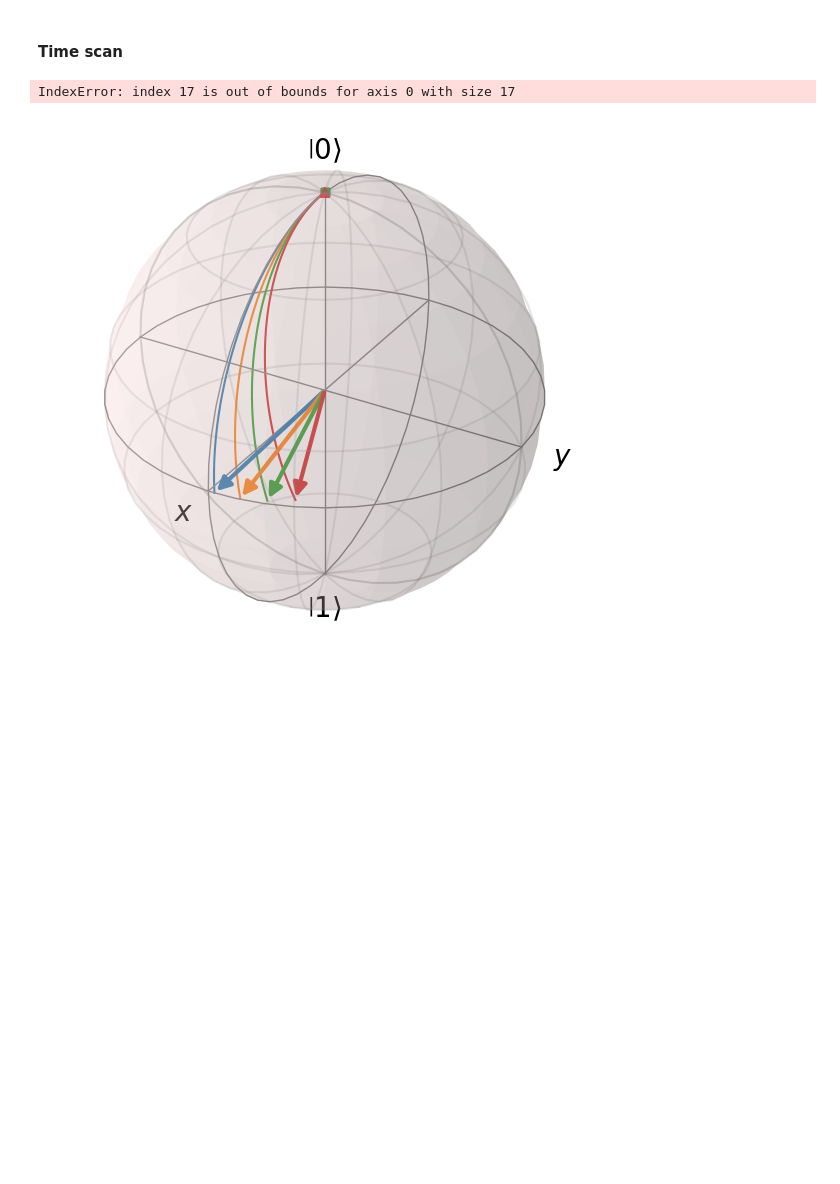
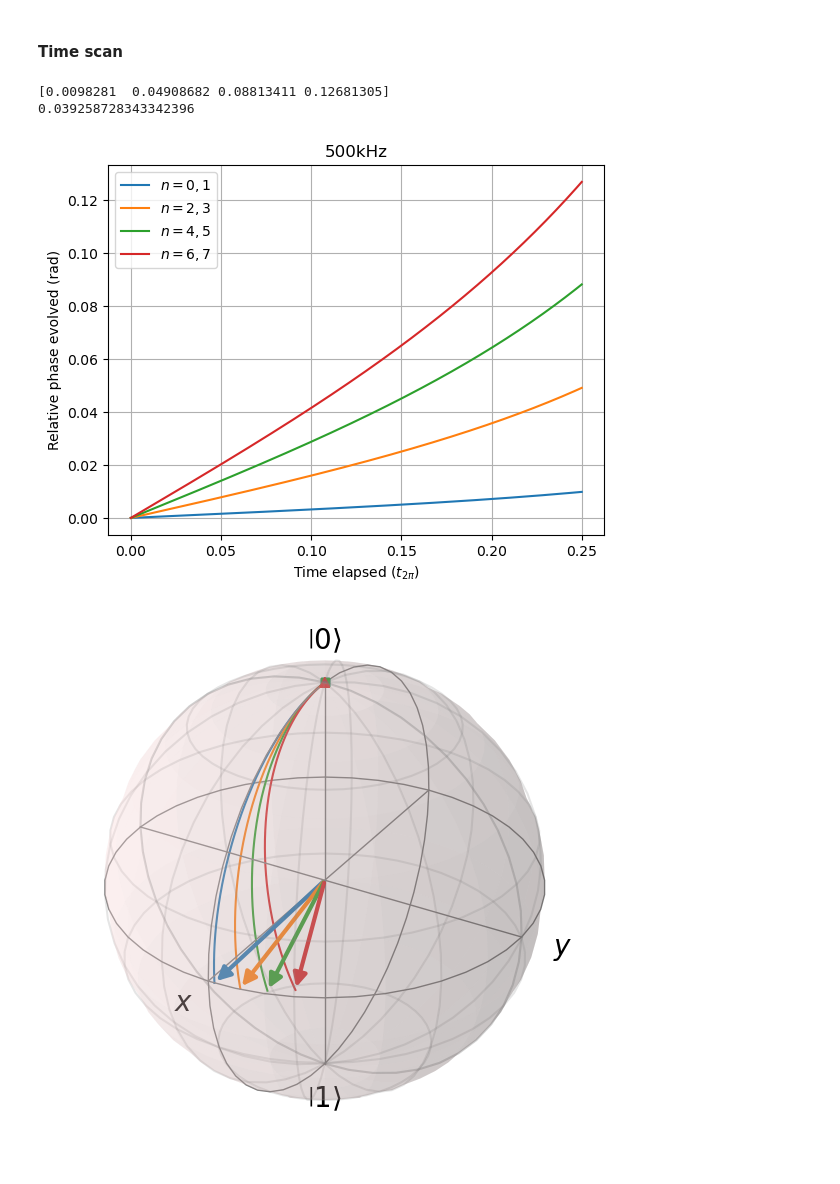
Before and after one commit to tr2g20/simulations, a Jupyter notebook: pulse_phase_evol.ipynb, the cells around one changed output. Cells and saved outputs as stored; diff of their text form; code cells hidden in the pictures; blank space fills up the shorter version.

```diff
--- a/pulse_phase_evol.ipynb
+++ b/pulse_phase_evol.ipynb
@@ -60,35 +60,37 @@ for i in range(len(indices)):
     if i == 0:
         wave_funcs = np.zeros((len(indices),len(times),2), dtype=np.complex128)
 
     wave_funcs[i,:,:] = wave_func[:,indices[i]:indices[i]+2]
 
 
 angles = (np.angle(wave_funcs[:,:,1]) - np.angle(wave_funcs[:,:,0]))
 
 angles = np.unwrap(angles, axis=1)
 
 fig, ax = plt.subplots()
 ax.plot(times/(rabi_time),angles.transpose()/pi)
 # ax.set_yticks([0,0.02,0.04,0.06,0.08,0.1,0.12],[r'0.00', r'0.02$\pi$', r'0.04$\pi$', r'0.06$\pi$', r'0.08$\pi$', r'0.1$\pi$', r'0.12$\pi$'])
 # ax.set_ylim(-0.005,0.12)
 ax.grid()
-ax.set_ylabel(r'Relative phase evolved ($\pi$rad)')
+ax.set_ylabel(r'Relative phase evolved (rad)')
 ax.set_xlabel(r'Time elapsed ($t_{2\pi}$)')
 ax.legend([r'$n=0,1$',r'$n=2,3$',r'$n=4,5$',r'$n=6,7$'])
 ax.set_title('500kHz')
 # plt.ylim(0,2.1)
 # plt.xlim(0,(rabi_time/2)*1.1)
 
 print(angles[:,-1]/pi)
 print((angles[1,-1]-angles[0,-1])/pi)
 
 
 
 
 # display_table_compare(basis=basis, init_state=wave_func[0,:], final_state=wave_func[-1,:])
 # plot_bloch(wave_func=wave_func[:,indices[0]:indices[1]+1], show=True)
 # %% [output]
-IndexError: index 17 is out of bounds for axis 0 with size 17
+[0.0098281  0.04908682 0.08813411 0.12681305]
+0.039258728343342396
+[figure, added]
 # %%
 # %matplotlib widget
 b, fig = plot_bloch_multi(wave_func=wave_funcs, show=True)
```
Also changed, not shown: parts of 20 cells of this notebook, 1 other file.
